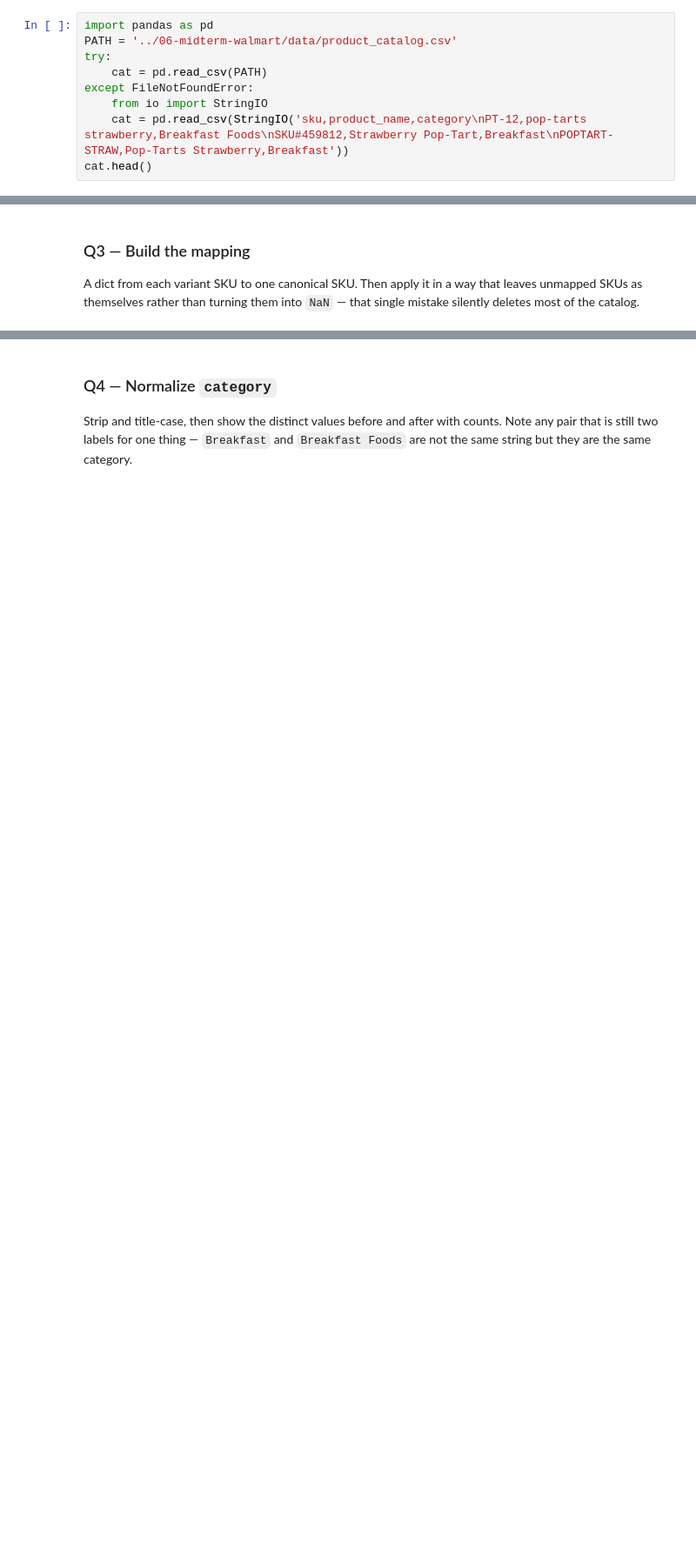
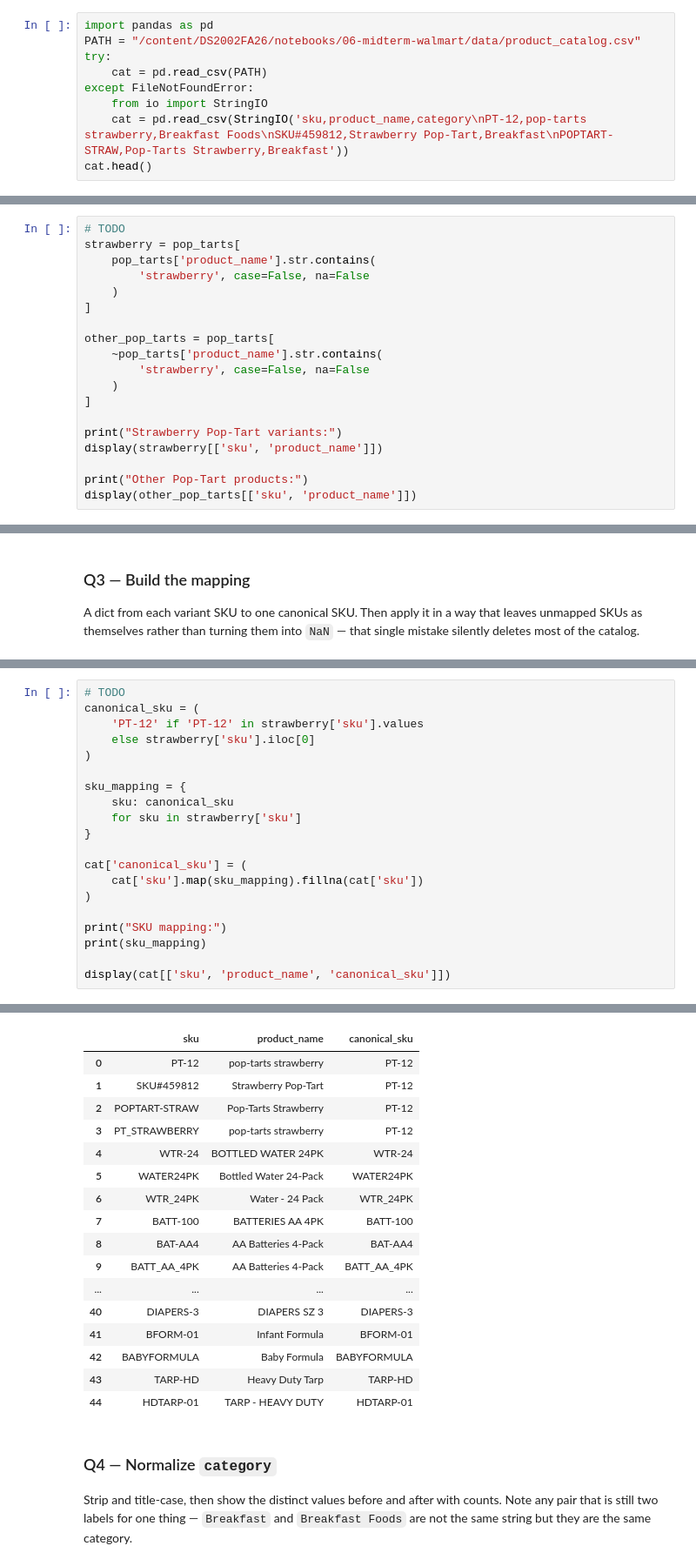
Before and after one commit to yilinw762/ds2002-fa26, a Jupyter notebook: notebooks/05-etl-walmart/2026_10_16_—_Walmart_Warm_Up_SKU_Mess_—_Lab.ipynb, the cells around one changed output, grey strips where cells are left out. Shown at 87% size. Drawn from its saved outputs; the diff is of its cells as text; blank space fills up the shorter version.

```diff
--- a/notebooks/05-etl-walmart/2026_10_16_—_Walmart_Warm_Up_SKU_Mess_—_Lab.ipynb
+++ b/notebooks/05-etl-walmart/2026_10_16_—_Walmart_Warm_Up_SKU_Mess_—_Lab.ipynb
@@ -14,7 +14,7 @@ This lab uses the **real midterm data** in `../06-midterm-walmart/data/`. It's a
 *If the file isn't found, the cell falls back to a small inline sample so the notebook still runs.*
 # %%
 import pandas as pd
-PATH = '../06-midterm-walmart/data/product_catalog.csv'
+PATH = "/content/DS2002FA26/notebooks/06-midterm-walmart/data/product_catalog.csv"
 try:
     cat = pd.read_csv(PATH)
 except FileNotFoundError:
@@ -35,0 +54,19 @@ List them. Then note which Pop-Tart rows are **not** strawberry — those must s
+# %%
+# TODO
+strawberry = pop_tarts[
+    pop_tarts['product_name'].str.contains(
+        'strawberry', case=False, na=False
+    )
+]
+
+other_pop_tarts = pop_tarts[
+    ~pop_tarts['product_name'].str.contains(
+        'strawberry', case=False, na=False
+    )
+]
+
+print("Strawberry Pop-Tart variants:")
+display(strawberry[['sku', 'product_name']])
+
+print("Other Pop-Tart products:")
+display(other_pop_tarts[['sku', 'product_name']])
@@ -43,0 +88,21 @@ A dict from each variant SKU to one canonical SKU. Then apply it in a way that l
+# %%
+# TODO
+canonical_sku = (
+    'PT-12' if 'PT-12' in strawberry['sku'].values
+    else strawberry['sku'].iloc[0]
+)
+
+sku_mapping = {
+    sku: canonical_sku
+    for sku in strawberry['sku']
+}
+
+cat['canonical_sku'] = (
+    cat['sku'].map(sku_mapping).fillna(cat['sku'])
+)
+
+print("SKU mapping:")
+print(sku_mapping)
+
+display(cat[['sku', 'product_name', 'canonical_sku']])
+# %% [output]
@@ -44,3 +111,20 @@ A dict from each variant SKU to one canonical SKU. Then apply it in a way that l
+|  | sku | product_name | canonical_sku |
+| 0 | PT-12 | pop-tarts strawberry | PT-12 |
+| 1 | SKU#459812 | Strawberry Pop-Tart | PT-12 |
+| 2 | POPTART-STRAW | Pop-Tarts Strawberry | PT-12 |
+| 3 | PT_STRAWBERRY | pop-tarts strawberry | PT-12 |
+| 4 | WTR-24 | BOTTLED WATER 24PK | WTR-24 |
+| 5 | WATER24PK | Bottled Water 24-Pack | WATER24PK |
+| 6 | WTR_24PK | Water - 24 Pack | WTR_24PK |
+| 7 | BATT-100 | BATTERIES AA 4PK | BATT-100 |
+| 8 | BAT-AA4 | AA Batteries 4-Pack | BAT-AA4 |
+| 9 | BATT_AA_4PK | AA Batteries 4-Pack | BATT_AA_4PK |
+| ... | ... | ... | ... |
+| 40 | DIAPERS-3 | DIAPERS SZ 3 | DIAPERS-3 |
+| 41 | BFORM-01 | Infant Formula | BFORM-01 |
+| 42 | BABYFORMULA | Baby Formula | BABYFORMULA |
+| 43 | TARP-HD | Heavy Duty Tarp | TARP-HD |
+| 44 | HDTARP-01 | TARP - HEAVY DUTY | HDTARP-01 |
 # %% [markdown]
 ### Q4 — Normalize `category`
 
```
Also changed, not shown: parts of 16 cells of this notebook.
